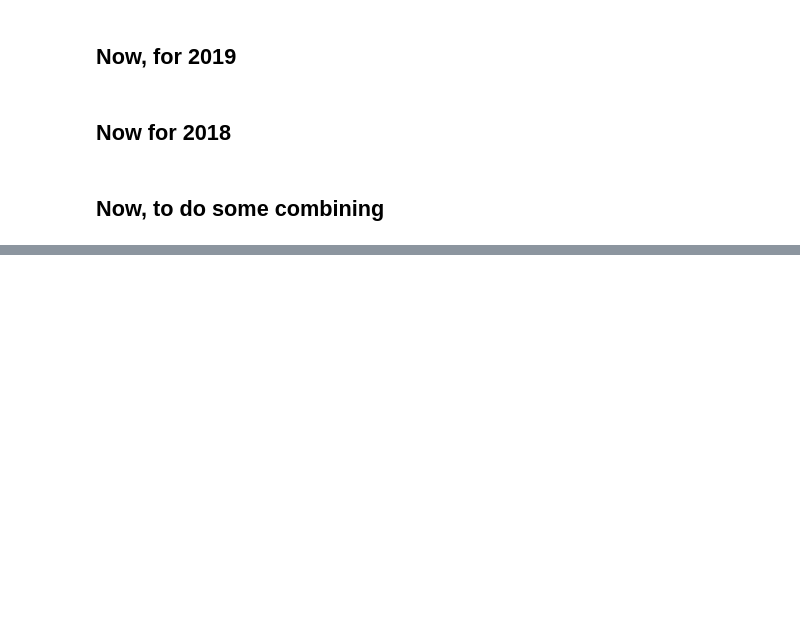
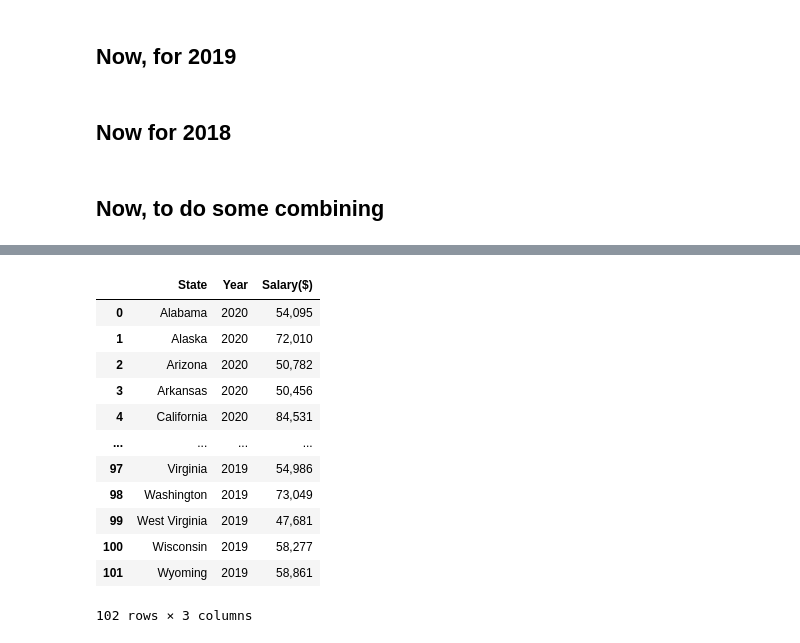
Before and after one commit to chrismack698/Nashville-Education-Data, a Jupyter notebook: notebooks/education_capstone_eda_cleaning.ipynb, the cells around one changed output, grey strips where cells are left out. Cells and saved outputs as stored; diff of their text form; code cells hidden in the pictures; blank space fills up the shorter version.

```diff
--- a/notebooks/education_capstone_eda_cleaning.ipynb
+++ b/notebooks/education_capstone_eda_cleaning.ipynb
@@ -317,0 +334,16 @@ finance_all
+# %%
+us_salaries
+# %% [output]
+|  | State | Year | Salary($) |
+| 0 | Alabama | 2020 | 54,095 |
+| 1 | Alaska | 2020 | 72,010 |
+| 2 | Arizona | 2020 | 50,782 |
+| 3 | Arkansas | 2020 | 50,456 |
+| 4 | California | 2020 | 84,531 |
+| ... | ... | ... | ... |
+| 97 | Virginia | 2019 | 54,986 |
+| 98 | Washington | 2019 | 73,049 |
+| 99 | West Virginia | 2019 | 47,681 |
+| 100 | Wisconsin | 2019 | 58,277 |
+| 101 | Wyoming | 2019 | 58,861 |
+102 rows × 3 columns
```
Also changed, not shown: parts of 26 cells of this notebook, 2 other files.
